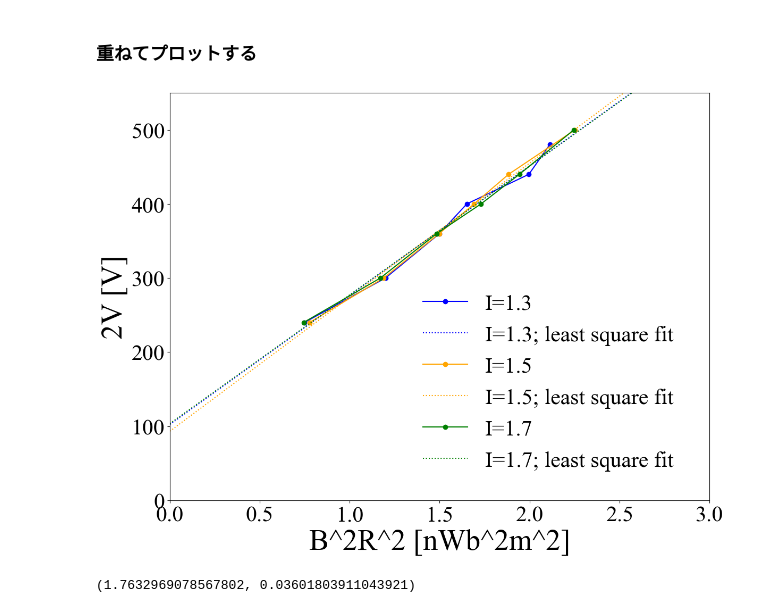
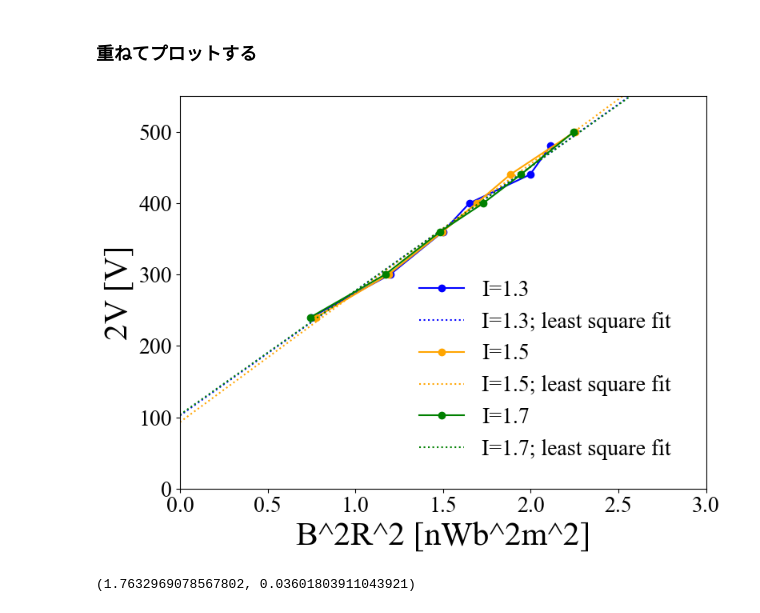
Before and after one commit to thayata/hands_on_python2, a Jupyter notebook: eoverm.ipynb, the cells around one changed output. Saved outputs shown, nothing was run; the diff lists cells and outputs as text; code cells hidden in the pictures.

Commit message:
plot updated

```diff
--- a/eoverm.ipynb
+++ b/eoverm.ipynb
@@ -63,13 +63,13 @@ f1[1.3]['V'].values
 # %% [output]
 array([120, 150, 180, 200, 220, 240])
 # %%
-r=1.5
+r=1.
 fig, ax = plt.subplots(figsize=(r*8,r*6))
 ax.set_xlim(0,300)
-ax.set_ylim(4,10)
-ax.set_xlabel(r'V [V]', fontsize=40)
-ax.set_ylabel(r"2R [cm]", fontsize=40)
-ax.tick_params(labelsize=30)
+ax.set_ylim(0,10)
+ax.set_xlabel(r'V [V]', fontsize=30)
+ax.set_ylabel(r"2R [cm]", fontsize=30)
+ax.tick_params(labelsize=20)
 #ax.set_xticks([0.0,0.2,0.4,0.6,0.8,1.0])
 #ax.set_yticks([0.0,0.1,0.2,0.3,0.4,0.5,0.6,0.7,0.8,0.9,1.0])
 
@@ -83,7 +83,7 @@ for i in I:
 
 
 #ax.set_title("xxx", fontsize=30)
-legend=ax.legend(bbox_to_anchor=(0.05,0.95), loc='upper left', borderaxespad=0, fontsize=30, ncol=1)
+legend=ax.legend(bbox_to_anchor=(0.05,0.95), loc='upper left', borderaxespad=0, fontsize=20, ncol=1)
 frame = legend.get_frame()
 frame.set_linewidth(0)
 fig.tight_layout()
@@ -94,13 +94,13 @@ fig.tight_layout()
 # %%
 ### ここにグラフを描くコードを追加
 # %%
-r=1.5
+r=1.
 fig, ax = plt.subplots(figsize=(r*8,r*6))
 ax.set_xlim(0.5,2.0)
-ax.set_ylim(2,10)
-ax.set_xlabel(r'I [A]', fontsize=40)
-ax.set_ylabel(r"2R [cm]", fontsize=40)
-ax.tick_params(labelsize=30)
+ax.set_ylim(0,10)
+ax.set_xlabel(r'I [A]', fontsize=30)
+ax.set_ylabel(r"2R [cm]", fontsize=30)
+ax.tick_params(labelsize=20)
 #ax.set_xticks([0.0,0.2,0.4,0.6,0.8,1.0])
 #ax.set_yticks([0.0,0.1,0.2,0.3,0.4,0.5,0.6,0.7,0.8,0.9,1.0])
 
@@ -114,7 +114,7 @@ for v in V:
 
 
 #ax.set_title("xxx", fontsize=30)
-legend=ax.legend(bbox_to_anchor=(0.95,0.95), loc='upper right', borderaxespad=0, fontsize=30, ncol=1)
+legend=ax.legend(bbox_to_anchor=(0.95,0.95), loc='upper right', borderaxespad=0, fontsize=20, ncol=1)
 frame = legend.get_frame()
 frame.set_linewidth(0)
 fig.tight_layout()
@@ -162,13 +144,13 @@ f2[140]
 # %% [markdown]
 ## 2V=(e/m) * (B^2) * (r^2) をプロットする
 # %%
-r=1.5
+r=1.
 fig, ax = plt.subplots(figsize=(r*8,r*6))
 ax.set_xlim(0,3)
 ax.set_ylim(0,550)
-ax.set_xlabel(r'B^2R^2 [nWb^2m^2]', fontsize=40)
-ax.set_ylabel(r"2V [V]", fontsize=40)
-ax.tick_params(labelsize=30)
+ax.set_xlabel(r'B^2R^2 [nWb^2m^2]', fontsize=30)
+ax.set_ylabel(r"2V [V]", fontsize=30)
+ax.tick_params(labelsize=20)
 #ax.set_xticks([0.0,0.2,0.4,0.6,0.8,1.0])
 #ax.set_yticks([0.0,0.1,0.2,0.3,0.4,0.5,0.6,0.7,0.8,0.9,1.0])
 
@@ -182,7 +164,7 @@ for i in I:
 
 
 #ax.set_title("xxx", fontsize=30)
-legend=ax.legend(bbox_to_anchor=(0.05,0.95), loc='upper left', borderaxespad=0, fontsize=30, ncol=1)
+legend=ax.legend(bbox_to_anchor=(0.05,0.95), loc='upper left', borderaxespad=0, fontsize=20, ncol=1)
 frame = legend.get_frame()
 frame.set_linewidth(0)
 fig.tight_layout()
@@ -212,39 +194,39 @@ popt
 # %% [markdown]
 ### 重ねてプロットする
 # %%
-r=1.5
+r=1.
 fig, ax = plt.subplots(figsize=(r*8,r*6))
 ax.set_xlim(0,3)
 ax.set_ylim(0,550)
-ax.set_xlabel(r'B^2R^2 [nWb^2m^2]', fontsize=40)
-ax.set_ylabel(r"2V [V]", fontsize=40)
-ax.tick_params(labelsize=30)
+ax.set_xlabel(r'B^2R^2 [nWb^2m^2]', fontsize=30)
+ax.set_ylabel(r"2V [V]", fontsize=30)
+ax.tick_params(labelsize=20)
 #ax.set_xticks([0.0,0.2,0.4,0.6,0.8,1.0])
 #ax.set_yticks([0.0,0.1,0.2,0.3,0.4,0.5,0.6,0.7,0.8,0.9,1.0])
 
 marker='o'
 marker2='s'
 x0=np.arange(100)*10**(-10)
 color={1.3:'blue', 1.5:'orange', 1.7:'green'}
 
 for i in I:
     label=f'I={i}'
     x=f1[i]['B2R2']*10**(9)  # Convert to nWb^2m^2
     y=2*f1[i]['V']
     ax.plot(x,y,'-',marker=marker,color=color[i],label=label)
 
     label=f'I={i}; least square fit'
     y=func(x0, *popt[i])
     x0=x0*10**(9)  # Convert to nWb^2m^2
     ax.plot(x0,y,':',color=color[i],label=label)
 
 #ax.set_title("xxx", fontsize=30)
-legend=ax.legend(bbox_to_anchor=(0.95,0.05), loc='lower right', borderaxespad=0, fontsize=30, ncol=1)
+legend=ax.legend(bbox_to_anchor=(0.95,0.05), loc='lower right', borderaxespad=0, fontsize=20, ncol=1)
 frame = legend.get_frame()
 frame.set_linewidth(0)
 fig.tight_layout()
 # %% [output]
-[figure, old version]
+[figure, new version]
 # %%
 #(非線形)最小二乗法でフィッティング
 
```
Also changed, not shown: parts of 16 cells of this notebook, 11 other files.
